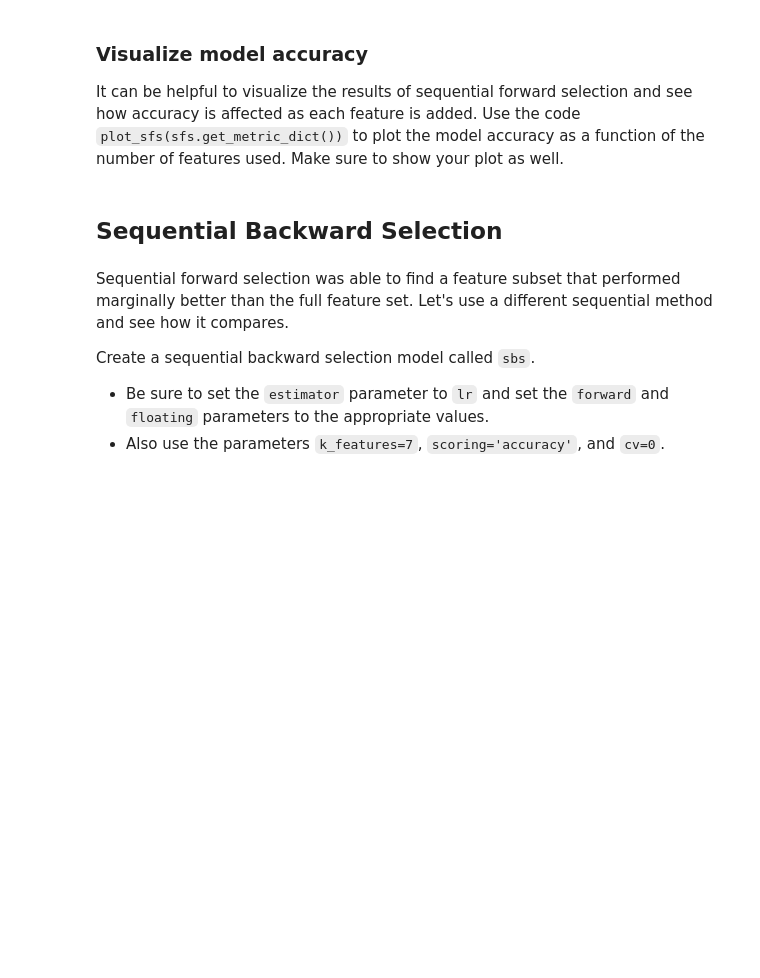
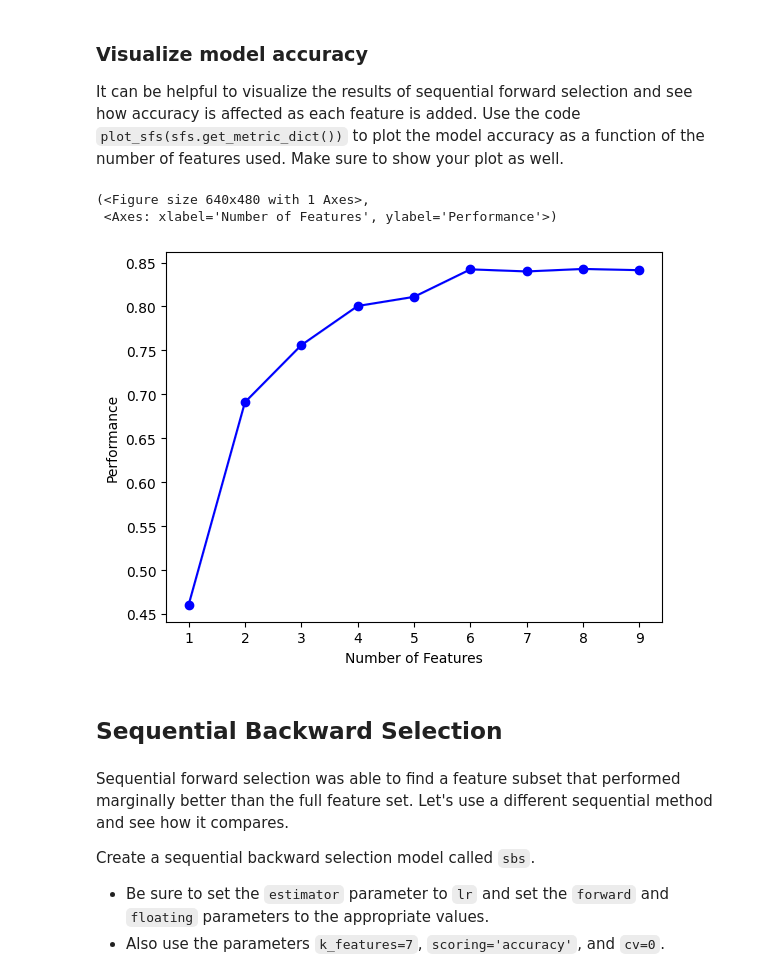
Before and after one commit to marmotzero/Wrapper-Methods, a Jupyter notebook: wrapper_method_starter.ipynb, the cells around one changed output. Drawn from its saved outputs; the diff is of its cells as text; code cells hidden in the pictures; blank space fills up the shorter version.

```diff
--- a/wrapper_method_starter.ipynb
+++ b/wrapper_method_starter.ipynb
@@ -57,7 +103,11 @@ In order to use a linear regression model, you'll need to split the data into tw
 ### Logistic regression model
 
 Create a logistic regression model called `lr`. Include the parameter `max_iter=1000` to make sure that the model will converge when you try to fit it.
+# %%
+lr = LogisticRegression(max_iter=1000)
 # %% [markdown]
 ### Fit the model
 
 Use the `.fit()` method on `lr` to fit the model to `X` and `y`.
+# %%
+lr.fit(x, y)
@@ -73,7 +136,11 @@ Now that you've created a logistic regression model and evaluated its performanc
 Create a sequential forward selection model called `sfs`.
 * Be sure to set the `estimator` parameter to `lr` and set the `forward` and `floating` parameters to the appropriate values.
 * Also use the parameters `k_features=9`, `scoring='accuracy'`, and `cv=0`.
+# %%
+sfs = SFS(estimator=lr, forward=True, floating=False, k_features=9, scoring='accuracy', cv=0)
 # %% [markdown]
 ### Fit the model
 
 Use the `.fit()` method on `sfs` to fit the model to `X` and `y`. This step will take some time (not more than a minute) to run.
+# %%
+sfs.fit(x,y)
@@ -89,6 +197,12 @@ Use the dictionary `sfs.subsets_[9]` to print a tuple of chosen feature names. T
 ### Visualize model accuracy
 
 It can be helpful to visualize the results of sequential forward selection and see how accuracy is affected as each feature is added. Use the code `plot_sfs(sfs.get_metric_dict())` to plot the model accuracy as a function of the number of features used. Make sure to show your plot as well.
+# %%
+plot_sfs(sfs.get_metric_dict())
+# %% [output]
+(<Figure size 640x480 with 1 Axes>,
+ <Axes: xlabel='Number of Features', ylabel='Performance'>)
+[figure, added]
 # %% [markdown]
 ## Sequential Backward Selection
 # %% [markdown]
```
Also changed, not shown: parts of 16 cells of this notebook, 1 other file.
